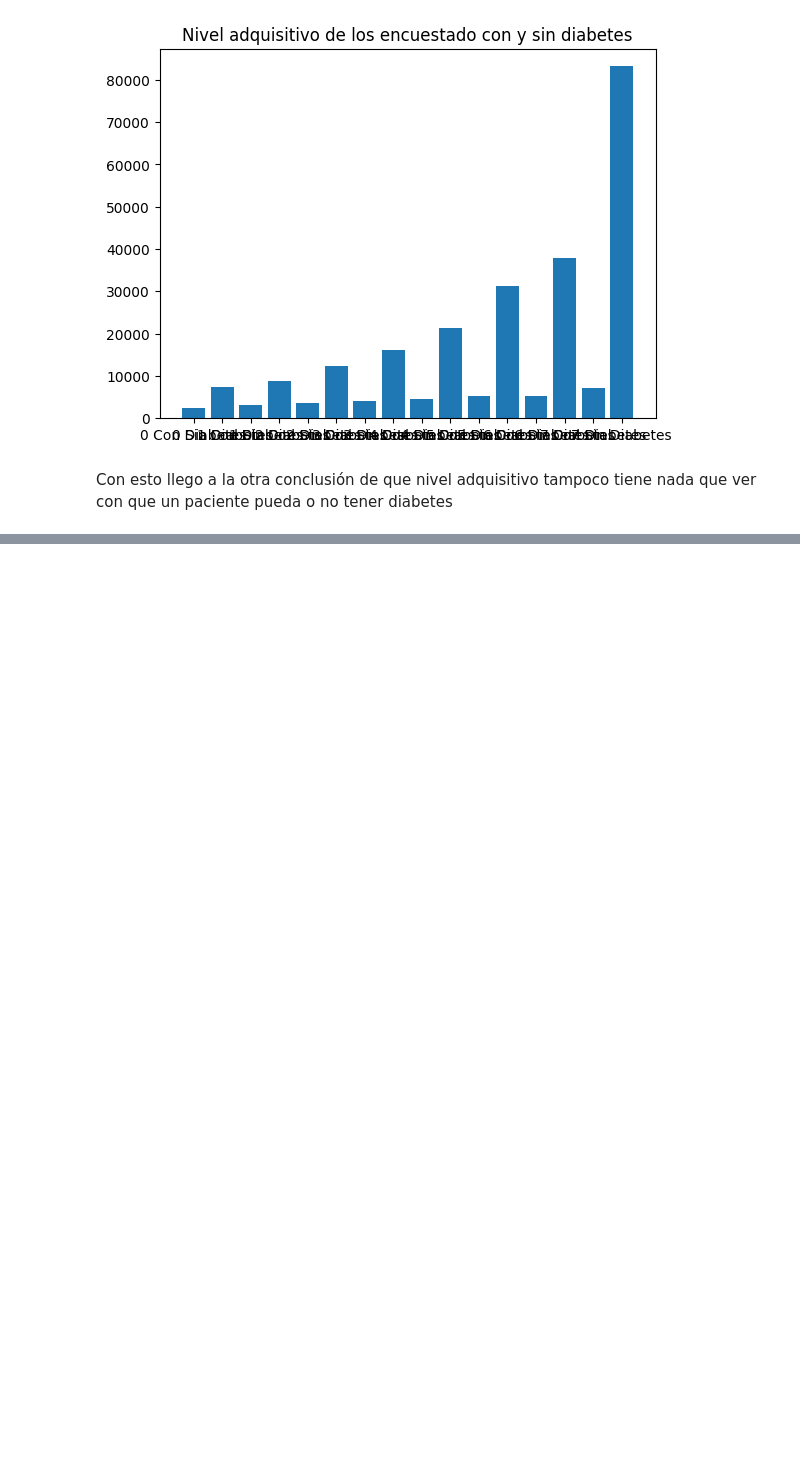
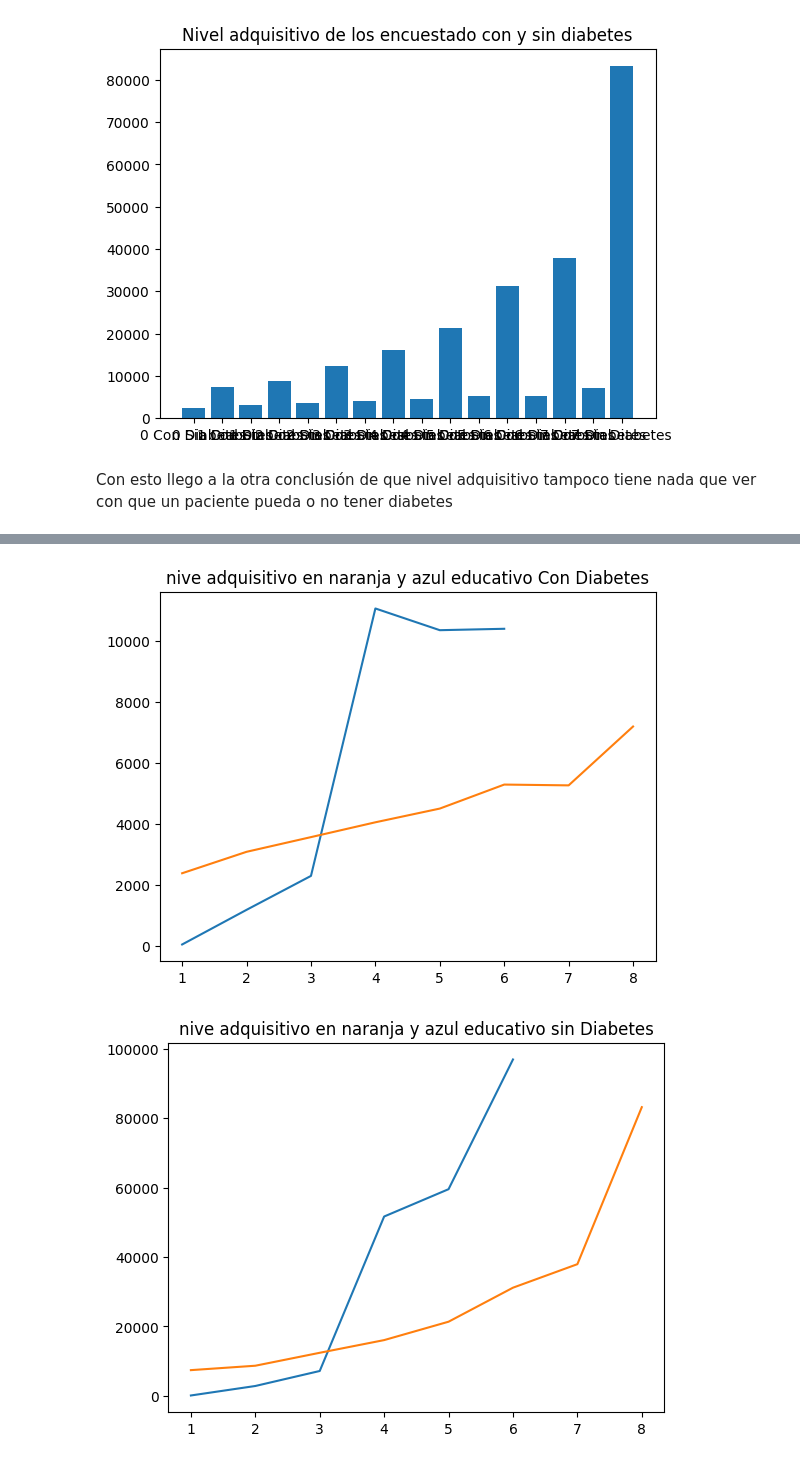
Before and after one commit to l1nk26/Proyecto-Samsung-Innovation-Campus, a Jupyter notebook: andres.ipynb, the cells around one changed output, grey strips where cells are left out. Cells and saved outputs as stored; diff of their text form; code cells hidden in the pictures; blank space fills up the shorter version.

```diff
--- a/andres.ipynb
+++ b/andres.ipynb
@@ -136,0 +170,45 @@ Con esto llego a la otra conclusión de que nivel adquisitivo tampoco tiene nada
+# %%
+educ = []
+
+for x in range(6):
+    educ.append(df.query("Diabetes_binary ==1 and Education == {}+1".format(x))["Education"].count())
+
+
+Income = []
+
+for x in range(8):
+    Income.append(df.query("Diabetes_binary ==1 and Income == {}+1".format(x))["Income"].count())
+
+
+
+plt.title("")
+plt.plot(range(1,7),educ)
+
+plt.title("nive adquisitivo en naranja y azul educativo Con Diabetes")
+plt.plot(range(1,9),Income)
+plt.show()
+
+
+educ.clear()
+Income.clear()
+
+educ = []
+
+for x in range(6):
+    educ.append(df.query("Diabetes_binary ==0 and Education == {}+1".format(x))["Education"].count())
+
+
+Income = []
+
+for x in range(8):
+    Income.append(df.query("Diabetes_binary ==0 and Income == {}+1".format(x))["Income"].count())
+
+plt.title("")
+plt.plot(range(1,7),educ)
+
+plt.title("nive adquisitivo en naranja y azul educativo sin Diabetes")
+plt.plot(range(1,9),Income)
+plt.show()
+# %% [output]
+[figure, added]
+[figure, added]
```
Also changed, not shown: parts of 10 cells of this notebook, 2 other files.
